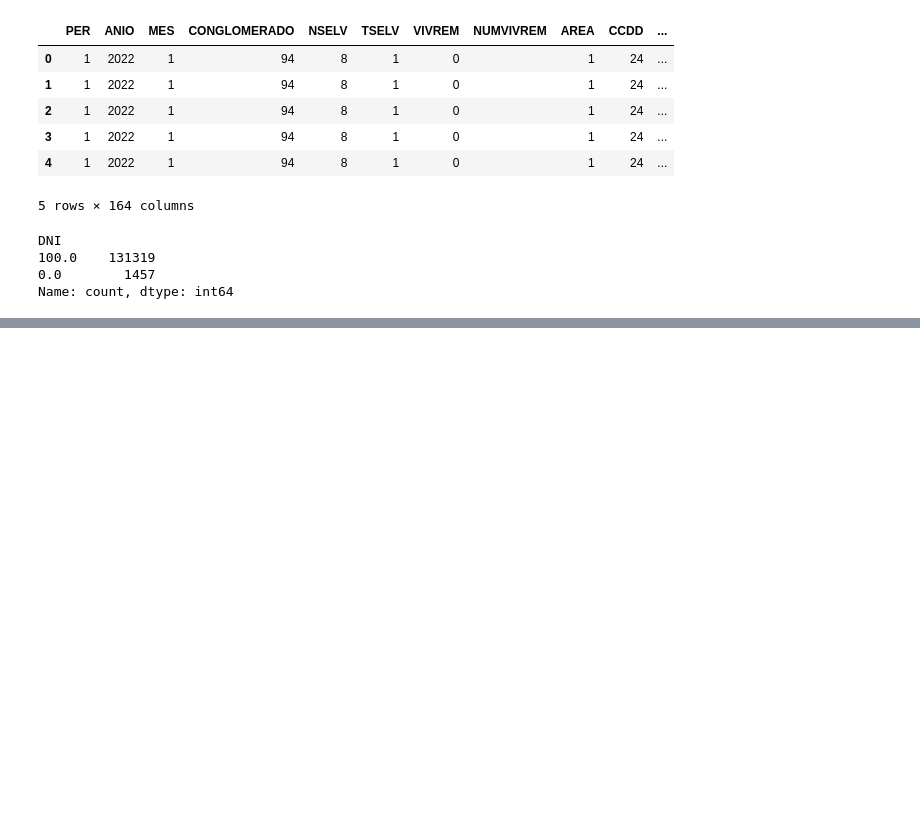
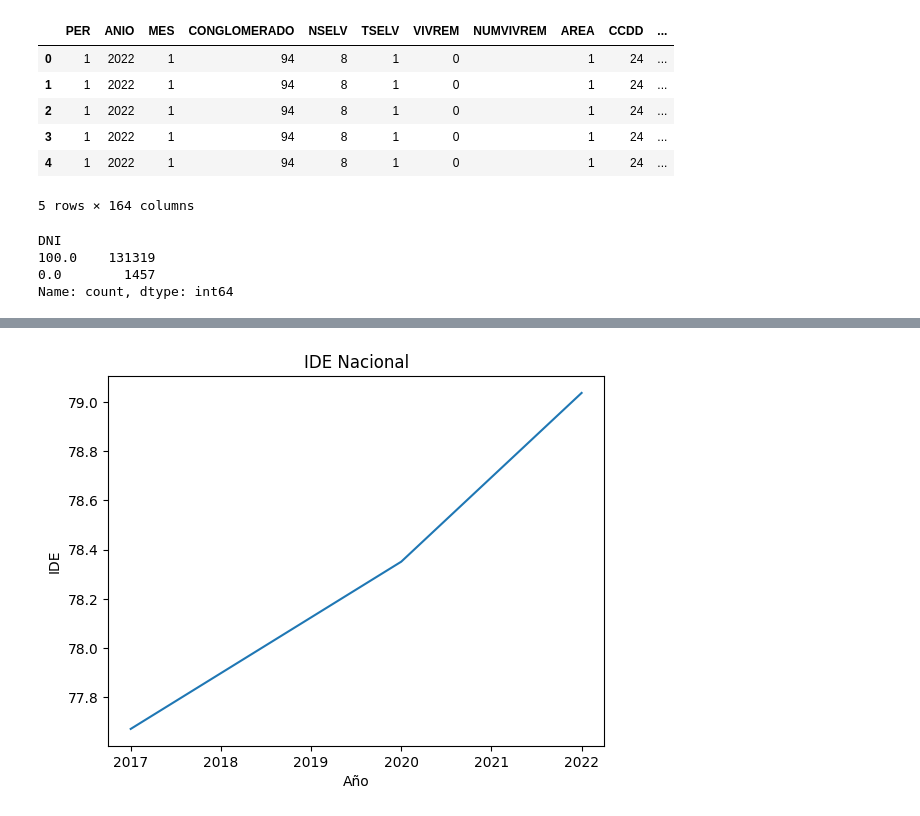
Before and after one commit to LaurenteEber/Indice_de_densidad_del_estado, a Jupyter notebook: indicador_ide/Cálculo del IDE.ipynb, the cells around one changed output, grey strips where cells are left out. Drawn from its saved outputs; the diff is of its cells as text; code cells hidden in the pictures; blank space fills up the shorter version.

```diff
--- a/indicador_ide/Cálculo del IDE.ipynb
+++ b/indicador_ide/Cálculo del IDE.ipynb
@@ -927,0 +1065,9 @@ tabla_base
+# %%
+base_idni = pd.DataFrame()
+base_idni = pd.concat(
+    [i_dni2017.loc[:,["Año", "Ubigeo", "DNI"]],
+    i_dni2020.loc[:,["Año", "Ubigeo", "DNI"]],
+    i_dni2022.loc[:,["Año", "Ubigeo", "DNI"]]],
+    axis=0 )
+base_idni.reset_index(drop=True, inplace=True)
+base_idni
@@ -927,0 +1088,4 @@ tabla_base
+# %%
+# Creamos el indicador i_dni en base principal
+tabla_base["i_dni"] = base_idni["DNI"]
+tabla_base
@@ -935,5 +1111,2 @@ $$Índice\ estandarizado = \frac{valor\ real - valor\ mín.}{valor\ máx. - valo
 - Agregación:
 $$IDE = 1/5(Identidad) + 1/5(Salud) + 1/5(Educación) + 1/5(Saneamiento) + 1/5(Electricidad) $$
-# %%
-tabla_base["IDE"] = tabla_base.iloc[:, 3:8].mean(axis=1)
-tabla_base
@@ -944,0 +1113,4 @@ tabla_base
+# %%
+# Se crea el indicador IDE y se agrea en la tabla_base
+tabla_base["IDE"] = tabla_base.iloc[:, 4:9].mean(axis=1)
+tabla_base
@@ -944,0 +1131,18 @@ tabla_base
+# %%
+import matplotlib.pyplot as plt
+
+# Filtrar el DataFrame solo para el departamento 'dep1'
+df_dep1 = tabla_base[tabla_base['Departamento'] == 'PERÚ']
+
+# Crear la gráfica de líneas para el departamento 'dep1'
+plt.plot(df_dep1['Año'], df_dep1['IDE'])
+
+# Añadir etiquetas y título
+plt.xlabel('Año')
+plt.ylabel('IDE')
+plt.title('IDE Nacional')
+
+# Mostrar la gráfica
+plt.show()
+# %% [output]
+[figure, added]
```
Also changed, not shown: parts of 45 cells of this notebook, 1 other file.
